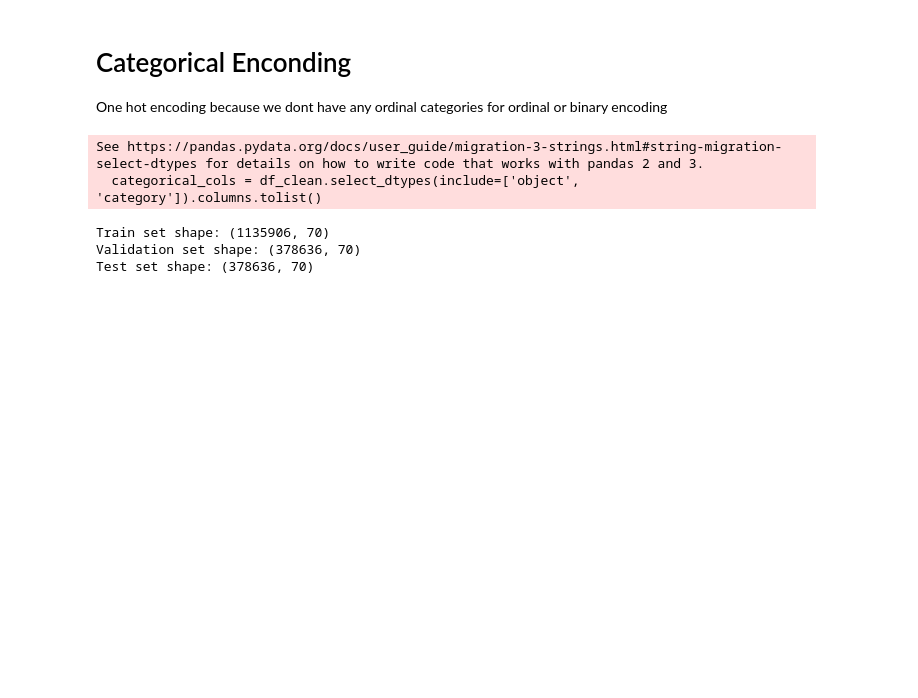
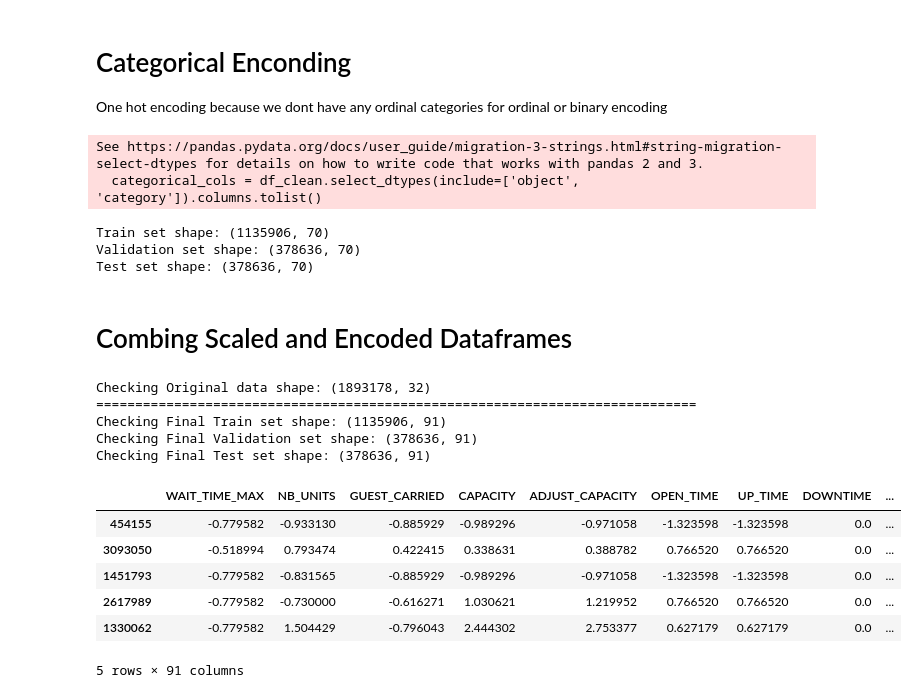
Before and after one commit to spenceypantsy1/disneyland-queue-times, a Jupyter notebook: notebooks/feature_engineering.ipynb, the cells around one changed output. Drawn from its saved outputs; the diff is of its cells as text; code cells hidden in the pictures; blank space fills up the shorter version.

```diff
--- a/notebooks/feature_engineering.ipynb
+++ b/notebooks/feature_engineering.ipynb
@@ -225,11 +295,53 @@ categorical_cols = df_clean.select_dtypes(include=['object', 'category']).column
 # adding hours to categorical
 categorical_cols.append('DEB_TIME_HOUR')
 
-# dropping redundant merge columns
-master_merged_4.drop(columns = ['WORK_DATE', 'ENTITY_DESCRIPTION_SHORT'], inplace = True)
+# fit OHE on the train set ONLY
+ohe = OneHotEncoder(handle_unknown = 'ignore', drop = 'first')
+train_df_ohe = ohe.fit_transform(train_df[categorical_cols])
+
+# transform val and test set using the same OHE fit on train set
+val_df_ohe = ohe.transform(val_df[categorical_cols])
+test_df_ohe = ohe.transform(test_df[categorical_cols])
+
+# transform ohe matrices into dataframes
+ohe_columns = ohe.get_feature_names_out(categorical_cols)
+train_df_ohe = pd.DataFrame(train_df_ohe.toarray(), columns = ohe_columns, index = train_df.index)
+val_df_ohe = pd.DataFrame(val_df_ohe.toarray(), columns=ohe_columns, index = val_df.index)
+test_df_ohe = pd.DataFrame(test_df_ohe.toarray(), columns=ohe_columns, index = test_df.index)
+
+print(f"Train set shape: {train_df_ohe.shape}")
+print(f"Validation set shape: {val_df_ohe.shape}")
+print(f"Test set shape: {test_df_ohe.shape}")
 # %% [output]
 See https://pandas.pydata.org/docs/user_guide/migration-3-strings.html#string-migration-select-dtypes for details on how to write code that works with pandas 2 and 3.
   categorical_cols = df_clean.select_dtypes(include=['object', 'category']).columns.tolist()
 Train set shape: (1135906, 70)
 Validation set shape: (378636, 70)
 Test set shape: (378636, 70)
+# %% [markdown]
+# Combing Scaled and Encoded Dataframes
+# %%
+train_df_final = pd.concat([train_df_scaled, train_df_ohe], axis = 1)
+val_df_final = pd.concat([val_df_scaled, val_df_ohe], axis = 1)
+test_df_final = pd.concat([test_df_scaled, test_df_ohe], axis = 1)
+
+print(f"Checking Original data shape: {df_clean.shape} ")
+print("=============================================================================")
+print(f"Checking Final Train set shape: {train_df_final.shape}")
+print(f"Checking Final Validation set shape: {val_df_final.shape}")
+print(f"Checking Final Test set shape: {test_df_final.shape}")
+
+display(train_df_final.head())
+# %% [output]
+Checking Original data shape: (1893178, 32)
+=============================================================================
+Checking Final Train set shape: (1135906, 91)
+Checking Final Validation set shape: (378636, 91)
+Checking Final Test set shape: (378636, 91)
+|  | WAIT_TIME_MAX | NB_UNITS | GUEST_CARRIED | CAPACITY | ADJUST_CAPACITY | OPEN_TIME | UP_TIME | DOWNTIME | ... |
+| 454155 | -0.779582 | -0.933130 | -0.885929 | -0.989296 | -0.971058 | -1.323598 | -1.323598 | 0.0 | ... |
+| 3093050 | -0.518994 | 0.793474 | 0.422415 | 0.338631 | 0.388782 | 0.766520 | 0.766520 | 0.0 | ... |
+| 1451793 | -0.779582 | -0.831565 | -0.885929 | -0.989296 | -0.971058 | -1.323598 | -1.323598 | 0.0 | ... |
+| 2617989 | -0.779582 | -0.730000 | -0.616271 | 1.030621 | 1.219952 | 0.766520 | 0.766520 | 0.0 | ... |
+| 1330062 | -0.779582 | 1.504429 | -0.796043 | 2.444302 | 2.753377 | 0.627179 | 0.627179 | 0.0 | ... |
+5 rows × 91 columns
```
Also changed, not shown: parts of 4 cells of this notebook.
